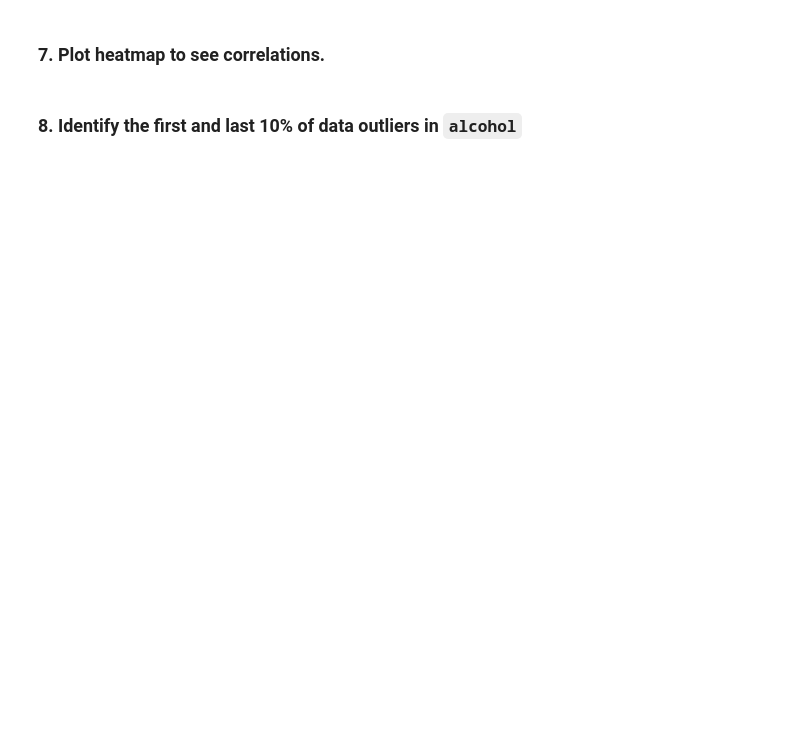
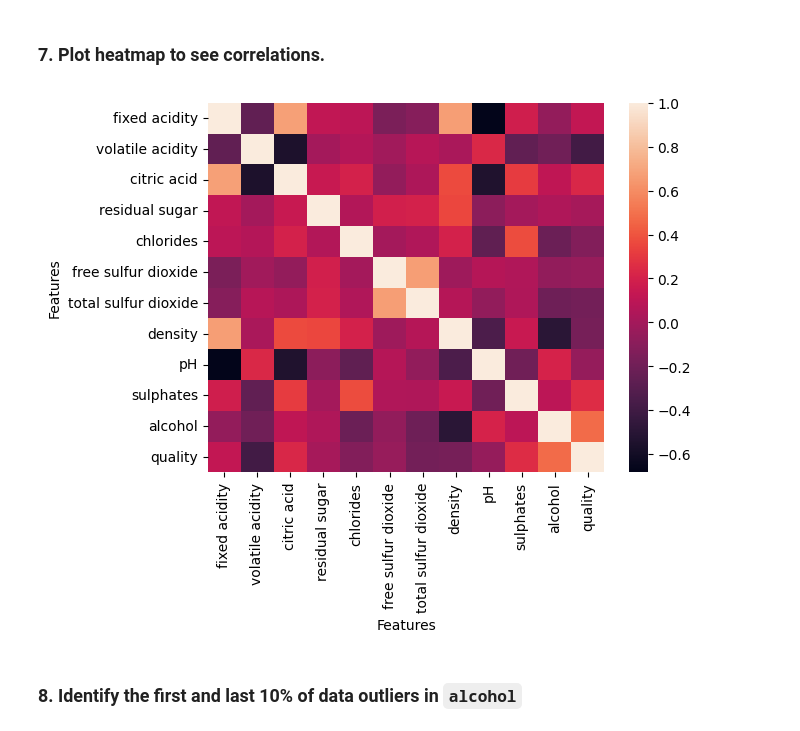
Before and after one commit to Jelisejs-accenture/Bootcamp_Accenture_JB, a Jupyter notebook: day 1/Day1 - Data foundations practical tasks.ipynb, the cells around one changed output. Drawn from its saved outputs; the diff is of its cells as text; code cells hidden in the pictures; blank space fills up the shorter version.

```diff
--- a/day 1/Day1 - Data foundations practical tasks.ipynb
+++ b/day 1/Day1 - Data foundations practical tasks.ipynb
@@ -175,4 +175,14 @@ corr
 # %% [markdown]
 ### 7. Plot heatmap to see correlations.
+# %%
+import seaborn as sea
+import matplotlib.pyplot as mat
+
+sea.heatmap(wine_data.corr())
+mat.xlabel('Features')
+mat.ylabel('Features')
+mat.show()
+# %% [output]
+[figure, added]
 # %% [markdown]
 ### 8. Identify the first and last 10% of data outliers in `alcohol`
```
Also changed, not shown: parts of 19 cells of this notebook.
